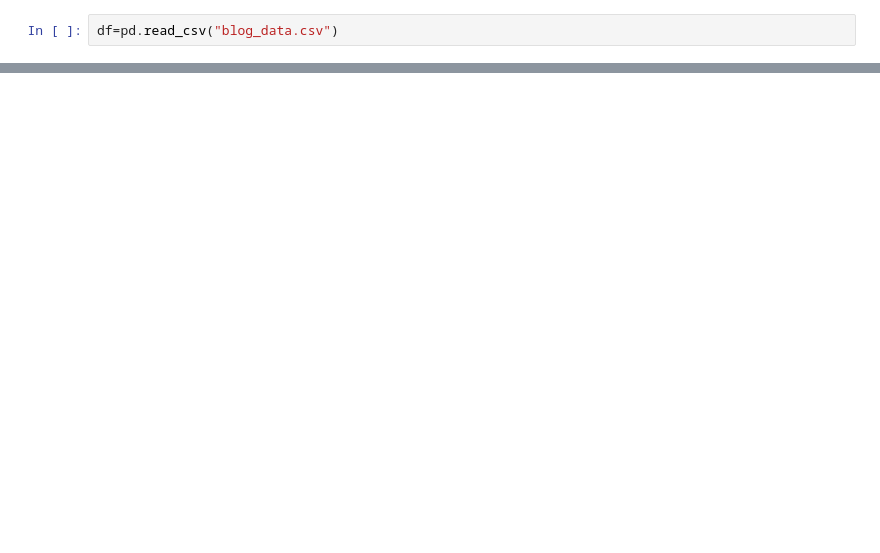
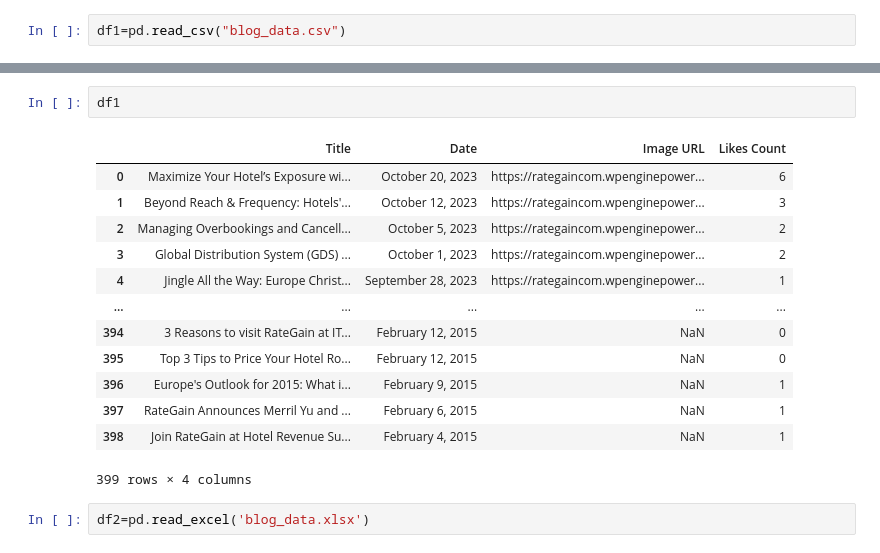
Before and after one commit to riyasai22/RateGain-Code-Rangers-Web-Scrapping, a Jupyter notebook: Rate_Gain_Code_Rangers_Web_Scrapping_|_Team_Solo.ipynb, the cells around one changed output, grey strips where cells are left out. Cells and saved outputs as stored; diff of their text form; blank space fills up the shorter version.

```diff
--- a/Rate_Gain_Code_Rangers_Web_Scrapping_|_Team_Solo.ipynb
+++ b/Rate_Gain_Code_Rangers_Web_Scrapping_|_Team_Solo.ipynb
@@ -70,2 +121,2 @@ import pandas as pd
 # %%
-df=pd.read_csv("blog_data.csv")
+df1=pd.read_csv("blog_data.csv")
@@ -130,0 +123,18 @@ plt.gca().spines[['top', 'right']].set_visible(False)
+# %%
+df1
+# %% [output]
+|  | Title | Date | Image URL | Likes Count |
+| 0 | Maximize Your Hotel’s Exposure wi... | October 20, 2023 | https://rategaincom.wpenginepower... | 6 |
+| 1 | Beyond Reach & Frequency: Hotels'... | October 12, 2023 | https://rategaincom.wpenginepower... | 3 |
+| 2 | Managing Overbookings and Cancell... | October 5, 2023 | https://rategaincom.wpenginepower... | 2 |
+| 3 | Global Distribution System (GDS) ... | October 1, 2023 | https://rategaincom.wpenginepower... | 2 |
+| 4 | Jingle All the Way: Europe Christ... | September 28, 2023 | https://rategaincom.wpenginepower... | 1 |
+| ... | ... | ... | ... | ... |
+| 394 | 3 Reasons to visit RateGain at IT... | February 12, 2015 | NaN | 0 |
+| 395 | Top 3 Tips to Price Your Hotel Ro... | February 12, 2015 | NaN | 0 |
+| 396 | Europe's Outlook for 2015: What i... | February 9, 2015 | NaN | 1 |
+| 397 | RateGain Announces Merril Yu and ... | February 6, 2015 | NaN | 1 |
+| 398 | Join RateGain at Hotel Revenue Su... | February 4, 2015 | NaN | 1 |
+399 rows × 4 columns
+# %%
+df2=pd.read_excel('blog_data.xlsx')
```
Also changed, not shown: parts of 19 cells of this notebook.
